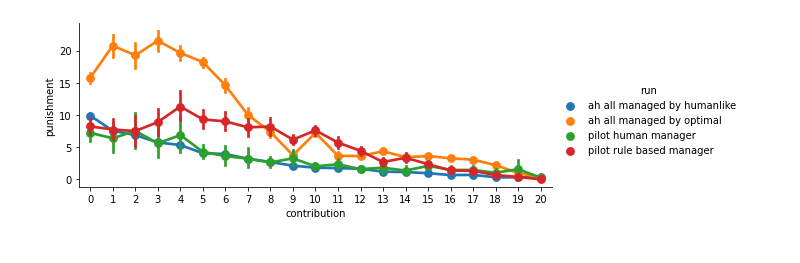
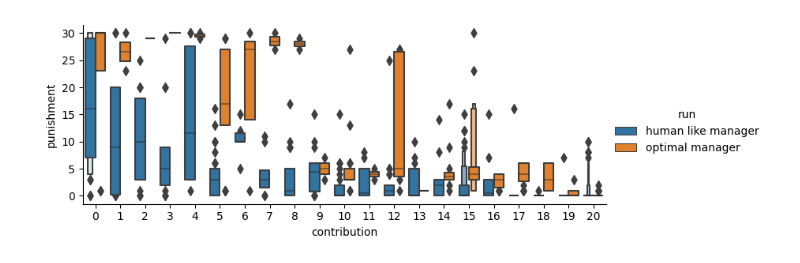
Before and after one commit to center-for-humans-and-machines/algorithmic-institutions, a Jupyter notebook: notebooks/test_manager/simulate_mixed.ipynb, the cells around one changed output. Saved outputs shown, nothing was run; the diff lists cells and outputs as text; code cells hidden in the pictures.

Commit message:
Add plots and artifacts.

```diff
--- a/notebooks/test_manager/simulate_mixed.ipynb
+++ b/notebooks/test_manager/simulate_mixed.ipynb
@@ -49,6 +64,6 @@ managers
 # %%
 def mem_to_df(recorder, name):
-    columns = ['episode','round_number','participant_code']
+    columns = ['episode','participant_code','round_number']
 
     punishments = using_multiindex(recorder.memory['punishment'].squeeze(1).numpy(), columns=columns, value_name='punishment')
     common_good = using_multiindex(recorder.memory['common_good'].squeeze(1).numpy(), columns=columns, value_name='common_good')
@@ -65,8 +80,8 @@ def mem_to_df(recorder, name):
 def make_round(contributions, round, groups, episode_group_idx):
     return {
         'contribution': contributions,
-        'contribution_valid': [c is None for c in contributions],
-        'punishment_valid': [True] * len(contributions),
+        'contribution_valid': [c is not None for c in contributions],
+        'punishment_valid': [False] * len(contributions),
         'punishment': [None] * len(contributions),
         'group': groups,
         'round': round,
@@ -77,13 +92,18 @@ def add_punishments(round, punishments):
     return {
         **round,
         'punishment': punishments,
-        'punishment_valid': [p is None for p in punishments],
+        'punishment_valid': [p is not None for p in punishments],
     }
 # %%
 device = th.device('cpu')
 rec_device = th.device('cpu')
 
 mm = MultiManager(managers)
+
+# fix bug
+for k, man  in mm.managers.items():
+    if 'autoregressive' in managers[k]:
+        man.model.autoregressive = managers[k]['autoregressive']
 
 runs = {
     f"ah {h} managed by {m}": {'groups': [m]*4, 'humans': h}
@@ -144,5 +157,6 @@ False
 # %%
-data_file = "../../experiments/pilot_random1_player_round_slim.csv"
+data_file = 'experiments/pilot_random1_player_round_slim.csv'
+data_file = os.path.join(basedir, data_file)
 
 df_pilot = pd.read_csv(data_file)
 
@@ -290,24 +307,31 @@ df
 # %%
 df['contribution'] = df['contribution'].astype(int)
 
+w = df['run'].isin([
+    'ah full managed by optimal',
+    'ah full managed by humanlike',
+    # 'pilot human manager',
+    # 'pilot rule based manager',
+])
 
-w = df['run'].isin([
-    'ah all managed by humanlike',
-    'ah all managed by optimal',
-    'pilot human manager',
-    'pilot rule based manager'
-])
+dfs = df[w].copy()
+dfs['run'] = dfs['run'].map({
+    'ah full managed by optimal': 'optimal manager',
+    'ah full managed by humanlike': 'human like manager',
+    'pilot human manager': 'pilot (human manager)',
+    'pilot rule based manager': 'pilot (rule manager)'
+})
 
 
 g = sns.catplot(
-    data=df[w],
+    data=dfs,
     x="contribution",
     y="punishment",
     hue='run',
-    kind="point",
+    kind="boxen",
     height=3, aspect=2.5,
 )
 
-g.savefig(os.path.join(plot_folder, 'comparison_pilot_policy.jpg'))
+g.savefig(os.path.join(plot_folder, 'comparison_pilot_policy_box.jpg'))
 # %% [output]
-[figure, old version]
+[figure, new version]
```
Also changed, not shown: parts of 21 cells of this notebook, 46 other files.
